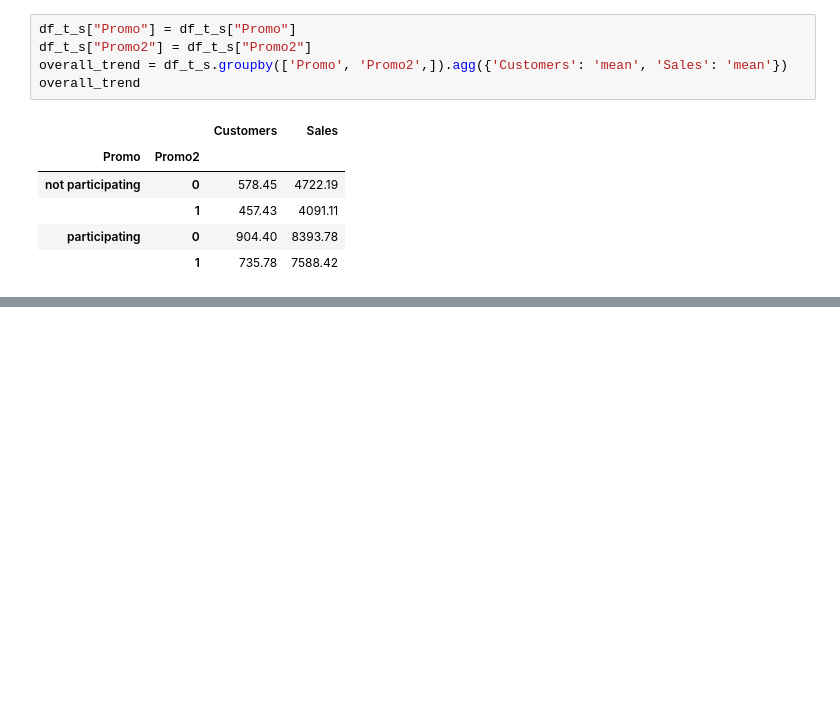
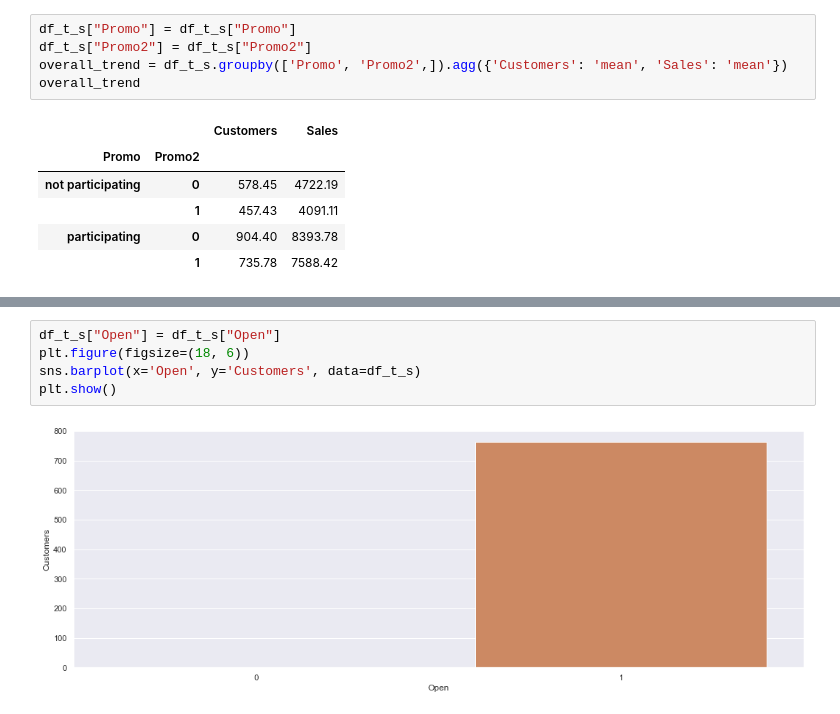
Before and after one commit to rafaesam/pharmaceutical_sales_prediction, a Jupyter notebook: notebooks/exploratory_data_analysis.ipynb, the cells around one changed output, grey strips where cells are left out. Cells and saved outputs as stored; diff of their text form; blank space fills up the shorter version.

```diff
--- a/notebooks/exploratory_data_analysis.ipynb
+++ b/notebooks/exploratory_data_analysis.ipynb
@@ -192,0 +222,7 @@ plot = sns.factorplot(data=df_t_s, x='Month', y="Sales", hue='Year',
+# %%
+df_t_s["Open"] = df_t_s["Open"]
+plt.figure(figsize=(18, 6))
+sns.barplot(x='Open', y='Customers', data=df_t_s)
+plt.show()
+# %% [output]
+[figure, added]
```
Also changed, not shown: parts of 10 cells of this notebook.
